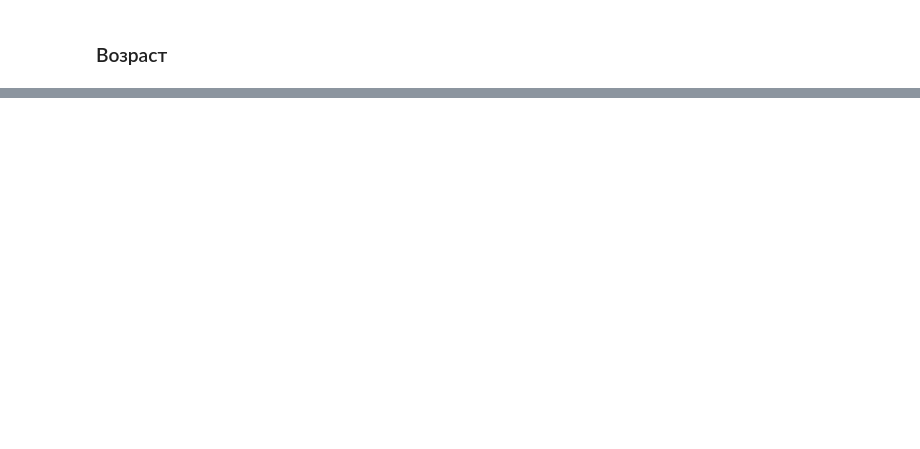
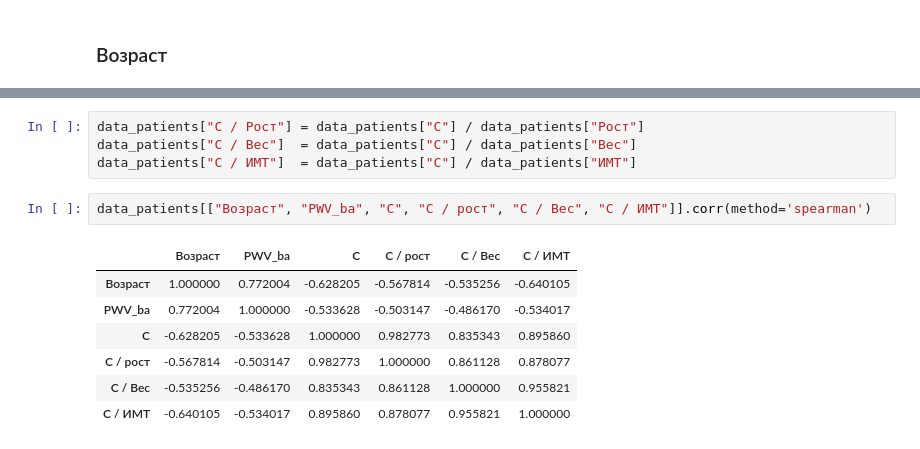
Before and after one commit to VanessB/Windkessel, a Jupyter notebook: Complience.ipynb, the cells around one changed output, grey strips where cells are left out. Cells and saved outputs as stored; diff of their text form; blank space fills up the shorter version.

```diff
--- a/Complience.ipynb
+++ b/Complience.ipynb
@@ -294,0 +218,14 @@ data_patients[["Возраст", "PWV_ba", "C_SV", "C_R_SV", "func_C"]].corr(met
+# %%
+data_patients["C / Рост"] = data_patients["C"] / data_patients["Рост"]
+data_patients["C / Вес"]  = data_patients["C"] / data_patients["Вес"]
+data_patients["C / ИМТ"]  = data_patients["C"] / data_patients["ИМТ"]
+# %%
+data_patients[["Возраст", "PWV_ba", "C", "C / рост", "C / Вес", "C / ИМТ"]].corr(method='spearman')
+# %% [output]
+|  | Возраст | PWV_ba | C | C / рост | C / Вес | C / ИМТ |
+| Возраст | 1.000000 | 0.772004 | -0.628205 | -0.567814 | -0.535256 | -0.640105 |
+| PWV_ba | 0.772004 | 1.000000 | -0.533628 | -0.503147 | -0.486170 | -0.534017 |
+| C | -0.628205 | -0.533628 | 1.000000 | 0.982773 | 0.835343 | 0.895860 |
+| C / рост | -0.567814 | -0.503147 | 0.982773 | 1.000000 | 0.861128 | 0.878077 |
+| C / Вес | -0.535256 | -0.486170 | 0.835343 | 0.861128 | 1.000000 | 0.955821 |
+| C / ИМТ | -0.640105 | -0.534017 | 0.895860 | 0.878077 | 0.955821 | 1.000000 |
```
Also changed, not shown: parts of 13 cells of this notebook, 3 other files.
